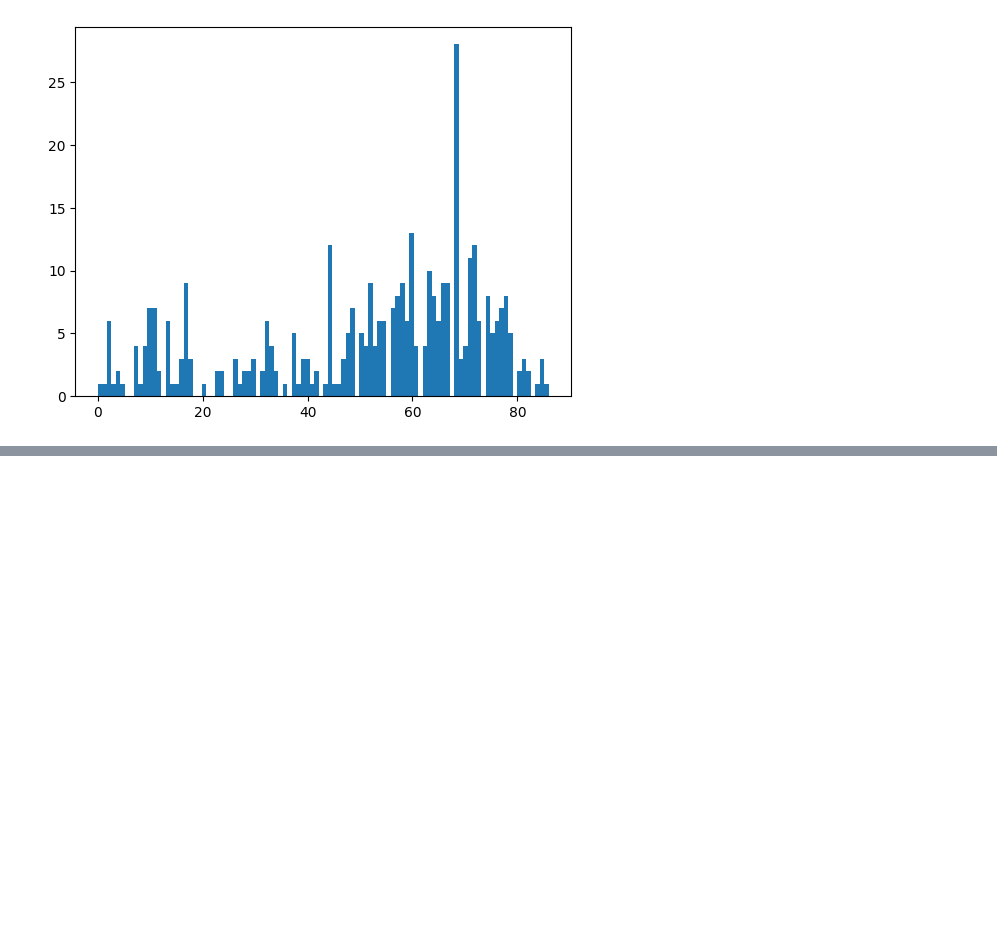
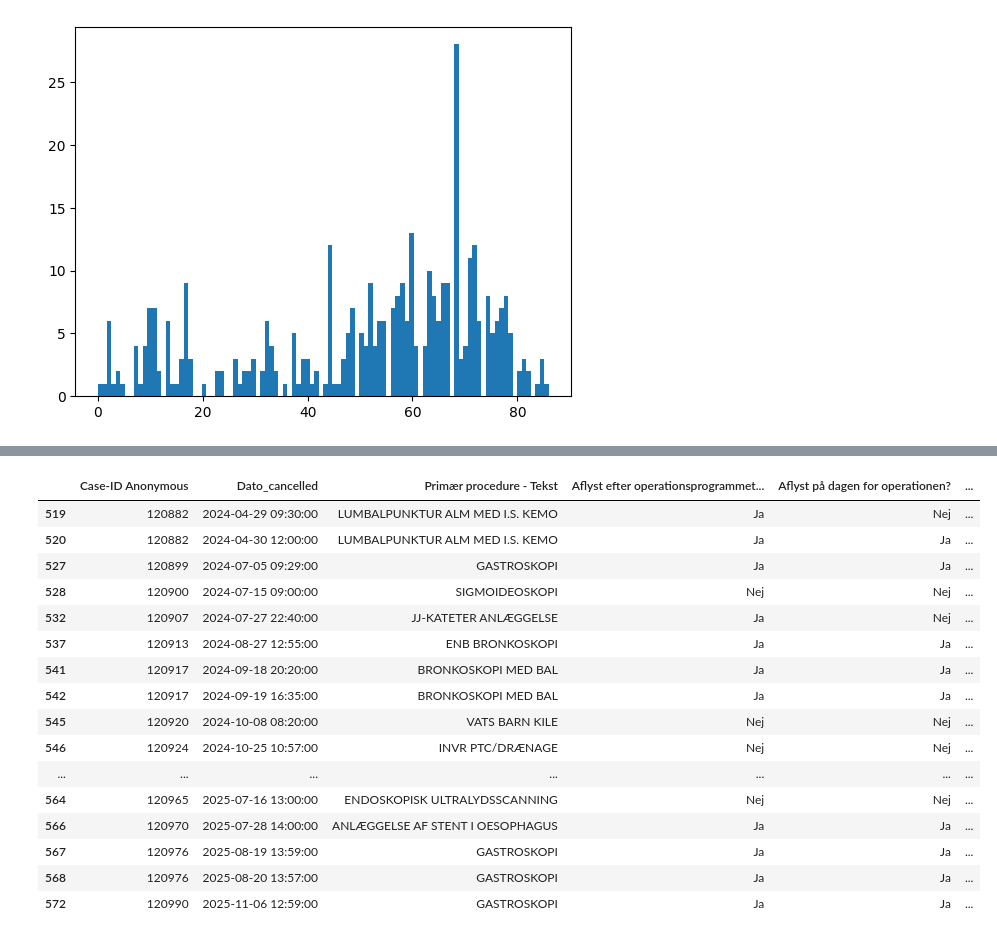
Before and after one commit to killermort9/AnalyticsToAction_Grop12, a Jupyter notebook: esther_cancelled.ipynb, the cells around one changed output, grey strips where cells are left out. Cells and saved outputs as stored; diff of their text form; code cells hidden in the pictures; blank space fills up the shorter version.

```diff
--- a/esther_cancelled.ipynb
+++ b/esther_cancelled.ipynb
@@ -160,0 +180,5 @@ plt.show()
+# %%
+common_ids = set(df_complete['Case-ID Anonymous']).intersection(df_cancelled['Case-ID Anonymous'])
+df_cancelled_not_common = df_cancelled[~df_cancelled['Case-ID Anonymous'].isin(common_ids)]
+print(df_cancelled_not_common[df_cancelled_not_common['Ombooket'] == 'Ja']['Dato_cancelled'])
+print(len(df_cancelled_not_common[df_cancelled_not_common['Ombooket'] == 'Ja']['Dato_cancelled']))
@@ -160,0 +203,20 @@ plt.show()
+# %%
+df_cancelled_not_common[df_cancelled_not_common['Ombooket'] == 'Ja'].sort_values(by='Dato_cancelled')
+# %% [output]
+|  | Case-ID Anonymous | Dato_cancelled | Primær procedure - Tekst | Aflyst efter operationsprogrammet... | Aflyst på dagen for operationen? | ... |
+| 519 | 120882 | 2024-04-29 09:30:00 | LUMBALPUNKTUR ALM MED I.S. KEMO | Ja | Nej | ... |
+| 520 | 120882 | 2024-04-30 12:00:00 | LUMBALPUNKTUR ALM MED I.S. KEMO | Ja | Ja | ... |
+| 527 | 120899 | 2024-07-05 09:29:00 | GASTROSKOPI | Ja | Ja | ... |
+| 528 | 120900 | 2024-07-15 09:00:00 | SIGMOIDEOSKOPI | Nej | Nej | ... |
+| 532 | 120907 | 2024-07-27 22:40:00 | JJ-KATETER ANLÆGGELSE | Ja | Nej | ... |
+| 537 | 120913 | 2024-08-27 12:55:00 | ENB BRONKOSKOPI | Ja | Ja | ... |
+| 541 | 120917 | 2024-09-18 20:20:00 | BRONKOSKOPI MED BAL | Ja | Ja | ... |
+| 542 | 120917 | 2024-09-19 16:35:00 | BRONKOSKOPI MED BAL | Ja | Ja | ... |
+| 545 | 120920 | 2024-10-08 08:20:00 | VATS BARN KILE | Nej | Nej | ... |
+| 546 | 120924 | 2024-10-25 10:57:00 | INVR PTC/DRÆNAGE | Nej | Nej | ... |
+| ... | ... | ... | ... | ... | ... | ... |
+| 564 | 120965 | 2025-07-16 13:00:00 | ENDOSKOPISK ULTRALYDSSCANNING | Nej | Nej | ... |
+| 566 | 120970 | 2025-07-28 14:00:00 | ANLÆGGELSE AF STENT I OESOPHAGUS | Ja | Ja | ... |
+| 567 | 120976 | 2025-08-19 13:59:00 | GASTROSKOPI | Ja | Ja | ... |
+| 568 | 120976 | 2025-08-20 13:57:00 | GASTROSKOPI | Ja | Ja | ... |
+| 572 | 120990 | 2025-11-06 12:59:00 | GASTROSKOPI | Ja | Ja | ... |
```
Also changed, not shown: parts of 3 cells of this notebook.
